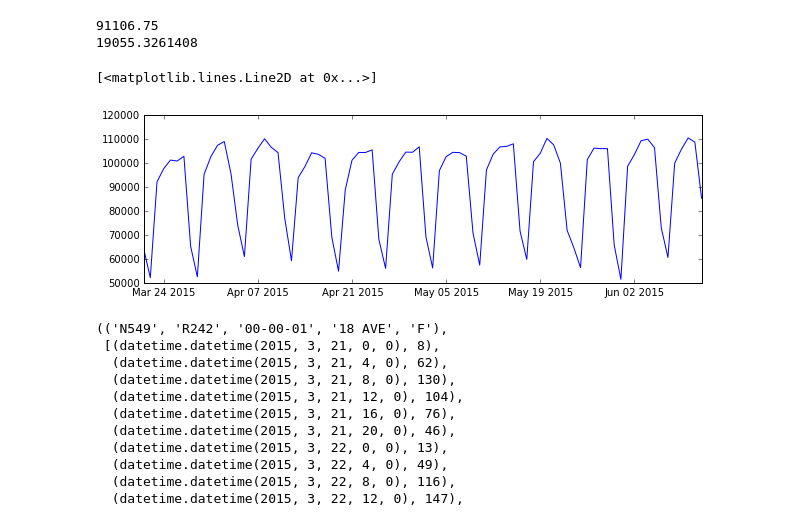
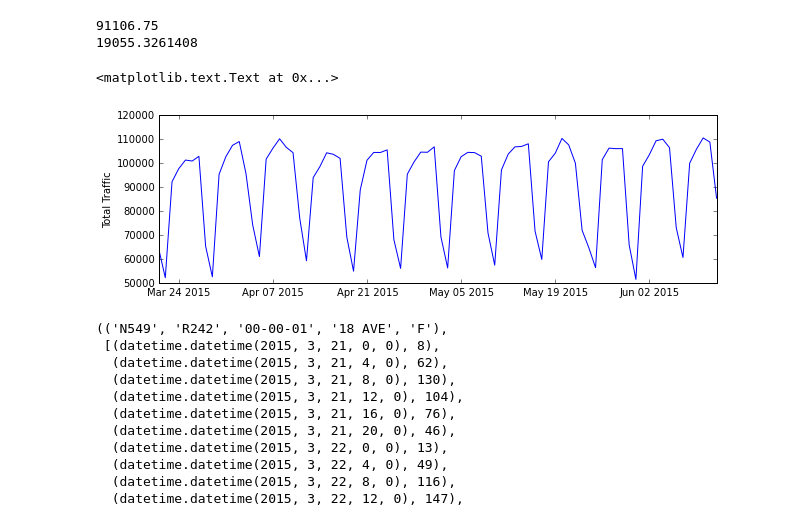
Before and after one commit to GarrettHoffman/mta_project, a Jupyter notebook: 01-benson code.ipynb, the cells around one changed output. Saved outputs shown, nothing was run; the diff lists cells and outputs as text; code cells hidden in the pictures.

```diff
--- a/01-benson code.ipynb
+++ b/01-benson code.ipynb
@@ -645,9 +642,10 @@ print np.std(TScounts)
 # %%
 plt.figure(figsize=(10,3))
 plt.plot(TSdates,TScounts)
+plt.ylabel('Total Traffic')
 # %% [output]
-[<matplotlib.lines.Line2D at 0x...>]
+<matplotlib.text.Text at 0x...>
-[figure, old version]
+[figure, new version]
 # %%
 datetime_counts.items()[0]
 # %% [output]
```
Also changed, not shown: parts of 17 cells of this notebook, 1 other file.
